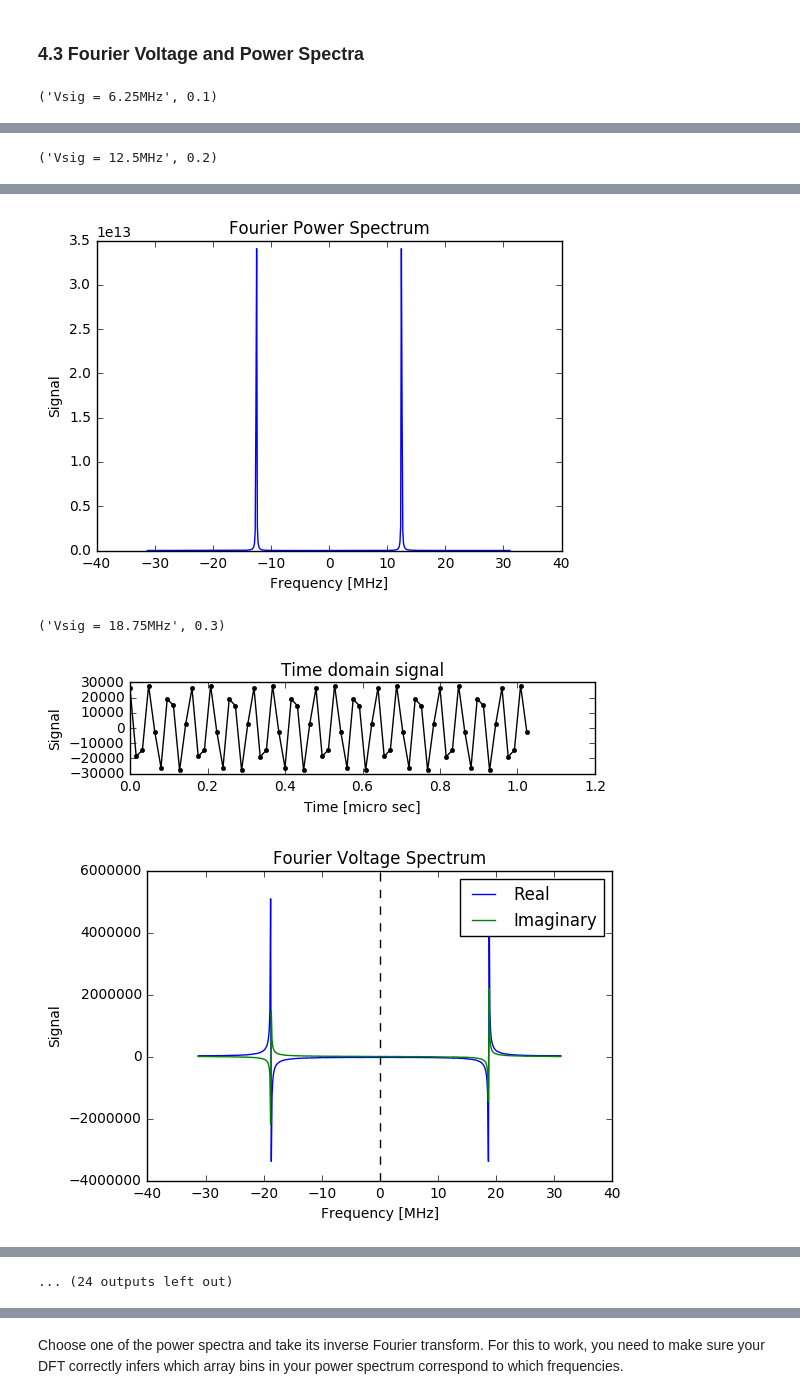
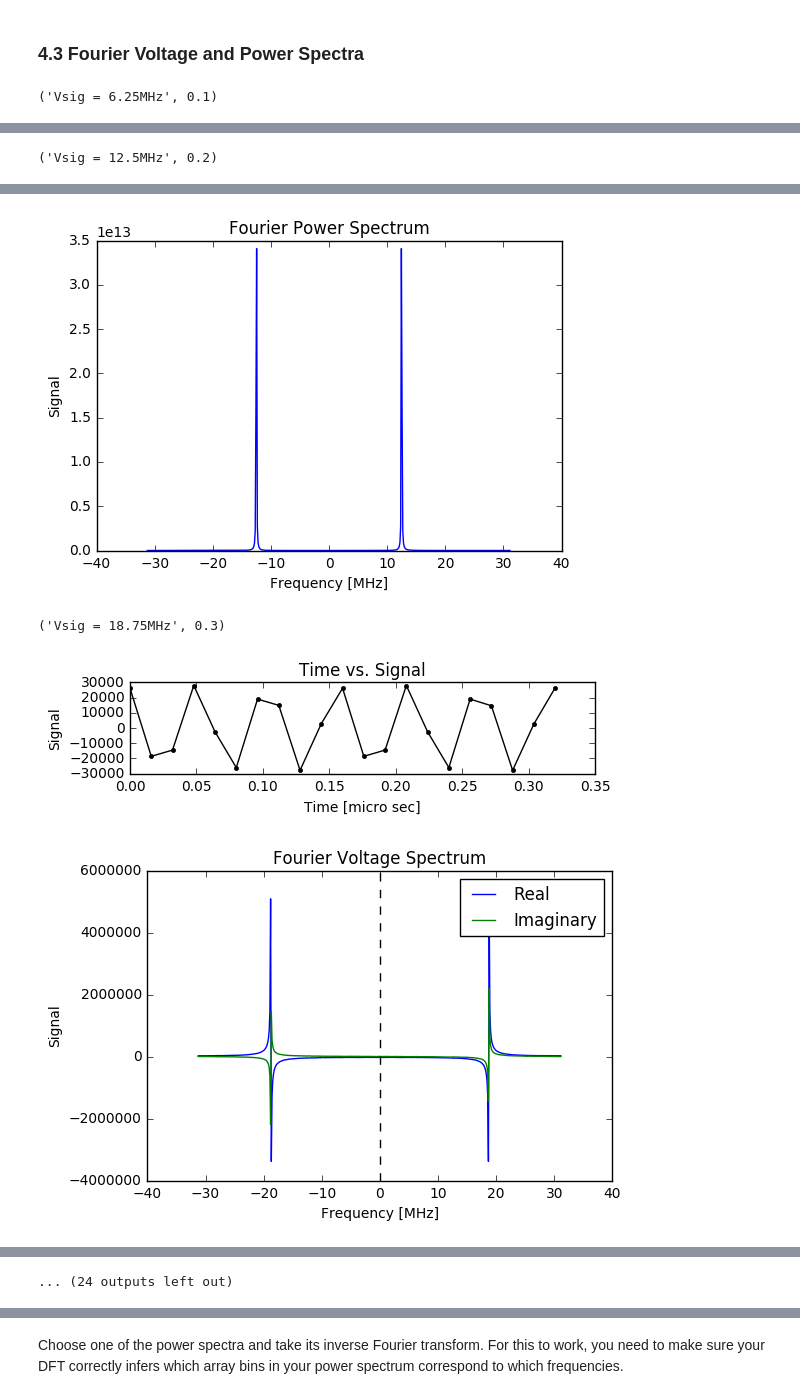
Before and after one commit to hamburgerguy/Astro-Lab1-Dump, a Jupyter notebook: gould_lab1.ipynb, the cells around one changed output, grey strips where cells are left out. Drawn from its saved outputs; the diff is of its cells as text; code cells hidden in the pictures.

```diff
--- a/gould_lab1.ipynb
+++ b/gould_lab1.ipynb
@@ -38,9 +38,8 @@ def fa(file,Vsig):
 
 
     #time domain signal - plot digitally sampled waveform vs time
-    #def time_domain(file9, time):
-    plt.plot(time[N/2:321],file9[N/2:321],'k.-')
-    plt.title("Time domain signal")
+    plt.plot(time[N/2:N/2 + 21],file9[N/2:N/2 + 21],'k.-')
+    plt.title("Time vs. Signal")
     plt.xlabel("Time [micro sec]")
     plt.ylabel("Signal")
     plt.show()
@@ -48,7 +47,6 @@ def fa(file,Vsig):
 
     #Fourier voltage spectrum - have real and imaginary parts
     # frequency domain signal
-    #def voltage_spectrum(file9, time):
     f,fx = ugradio.dft.dft(file9[:N],t=time, vsamp=62.5)
 
     plt.plot(f,fx.real, label = "Real")
@@ -59,21 +57,24 @@ def fa(file,Vsig):
     plt.ylabel("Signal")
     plt.legend()
     plt.show()
-    #return(f, fx)
+
 
 
     # Fourier power spectrum
-    #def power_spectrum(f, fx):
+    '''We want the sum of the squares of the real and imaginary parts.
+    Option 1: Multiply the voltage by its complex conjugate(*)'''
+
     P = fx*np.conj(fx)
+    '''Option 2: Square th'''
+    P = np.abs(fx)**2
+
     plt.plot(f,P)
     plt.title("Fourier Power Spectrum")
     plt.xlabel("Frequency [MHz]")
     plt.ylabel("Signal")
     plt.show()
 
-    #time_domain(file9, time)
-    #voltage_spectrum(file9, time)
-    #power_spectrum(f, fx)
+
 
 
 fa('data_0.1', Vsig = 6.25)
@@ -95,7 +96,7 @@ fa('data_0.9', Vsig = 56.25)
 [figure]
 [figure]
 ('Vsig = 18.75MHz', 0.3)
-[figure, old version]
+[figure, new version]
 [figure]
 [figure]
 ... (24 outputs left out)
```
Also changed, not shown: parts of 3 cells of this notebook.
